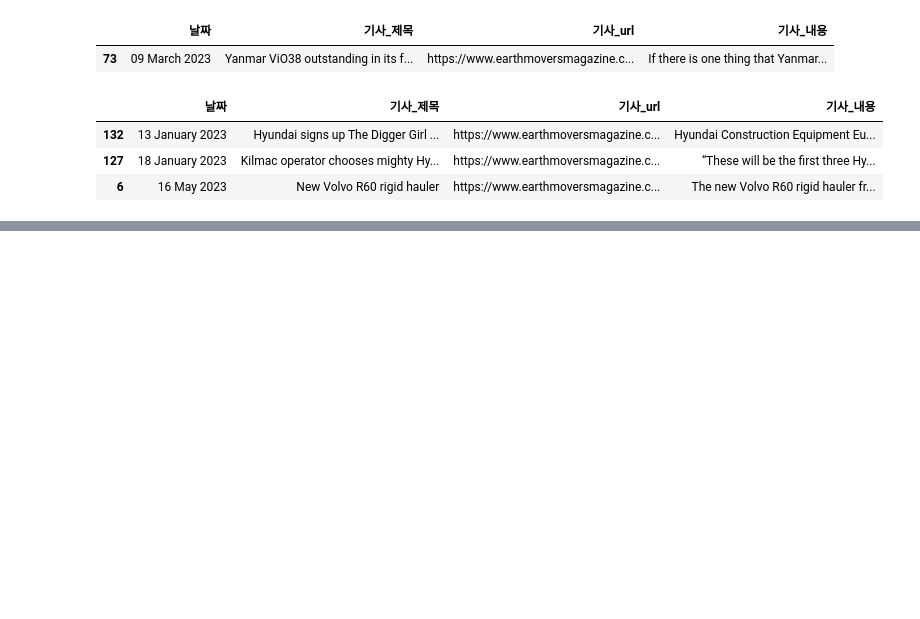
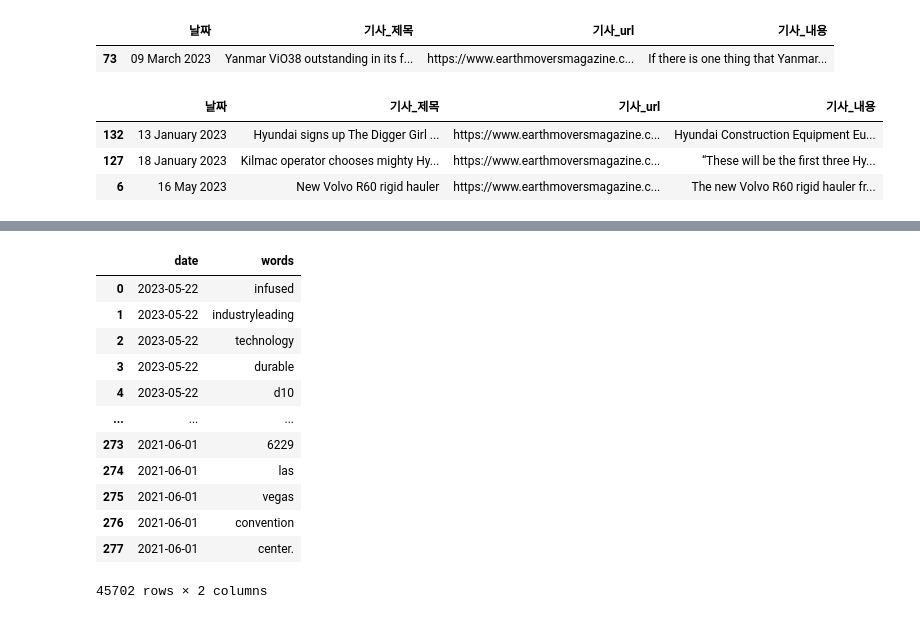
Before and after one commit to CE-MarketSensing/ConstructionEquipment, a Jupyter notebook: EDA/total_counts.ipynb, the cells around one changed output, grey strips where cells are left out. Drawn from its saved outputs; the diff is of its cells as text; code cells hidden in the pictures; blank space fills up the shorter version.

```diff
--- a/EDA/total_counts.ipynb
+++ b/EDA/total_counts.ipynb
@@ -317,0 +407,16 @@ earth.sample(3)
+# %%
+label_date(cat[["날짜","clear_words"]])
+# %% [output]
+|  | date | words |
+| 0 | 2023-05-22 | infused |
+| 1 | 2023-05-22 | industryleading |
+| 2 | 2023-05-22 | technology |
+| 3 | 2023-05-22 | durable |
+| 4 | 2023-05-22 | d10 |
+| ... | ... | ... |
+| 273 | 2021-06-01 | 6229 |
+| 274 | 2021-06-01 | las |
+| 275 | 2021-06-01 | vegas |
+| 276 | 2021-06-01 | convention |
+| 277 | 2021-06-01 | center. |
+45702 rows × 2 columns
```
Also changed, not shown: parts of 9 cells of this notebook.
